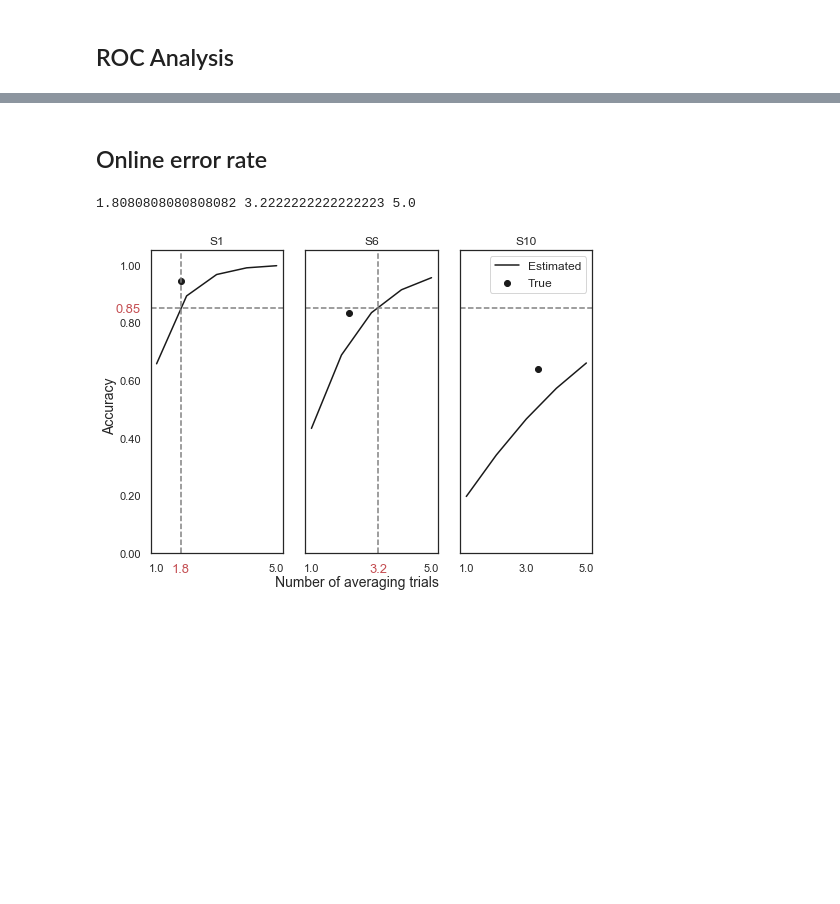
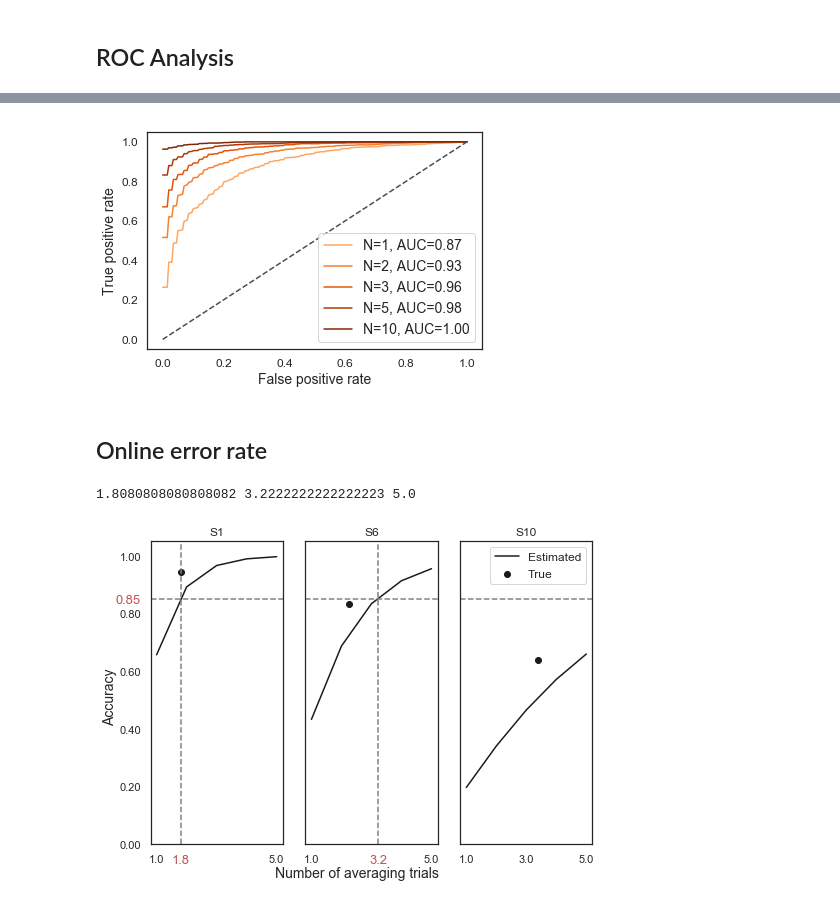
Before and after one commit to HongLabTHU/Dual-mVEPs-Speller, a Jupyter notebook: figs_offline.ipynb, the cells around one changed output, grey strips where cells are left out. Saved outputs shown, nothing was run; the diff lists cells and outputs as text; code cells hidden in the pictures; blank space fills up the shorter version.

```diff
--- a/figs_offline.ipynb
+++ b/figs_offline.ipynb
@@ -379,3 +441,22 @@ mean AUC: 0.9198±0.0460
+# %%
+# auc for rightward
+roc_subjects_n_trials_right = roc_subjects_n_trials[:, 2].copy()
+auc_n_trials = np.sum(roc_subjects_n_trials_right, axis=-1) / len(fpr_interp)
+plt.figure()
+
+gray_map = plt.get_cmap('Oranges')
+for i in range(len(n_trials)):
+    plt.plot(fpr_interp, roc_subjects_n_trials_right[i], c=gray_map(0.15 * i + 0.4),
+             label='N=%d, AUC=%.2f' % (n_trials[i], auc_n_trials[i]))
+plt.plot([0, 1], [0, 1], ls="--", c=".3")
+plt.legend(fontsize=14)
+plt.xlabel('False positive rate', fontsize=14)
+plt.ylabel('True positive rate', fontsize=14)
+plt.gca().tick_params(axis='both', which='major', labelsize='large')
+plt.savefig('../tmp/auc_n_trial_rightward.pdf')
+plt.show()
+# %% [output]
+[figure, added]
 # %% [markdown]
 ## Online error rate
 # %%
```
Also changed, not shown: parts of 12 cells of this notebook.
